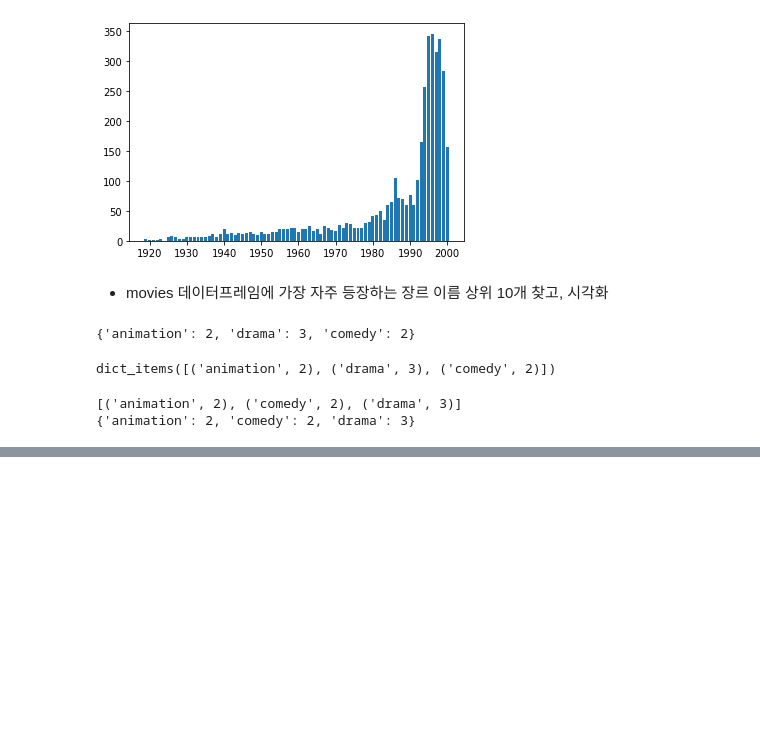
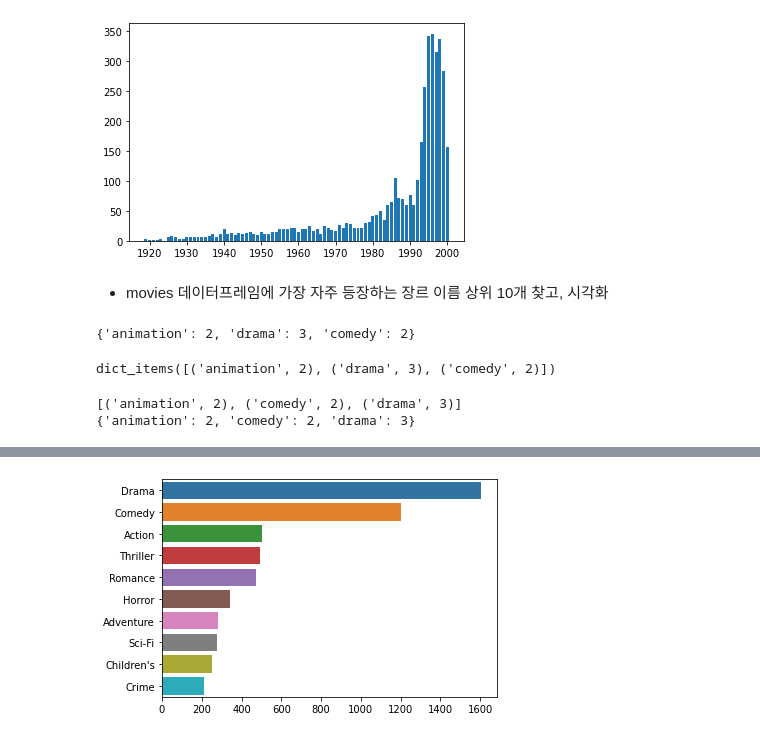
Before and after one commit to JakeOh/202105_itw_bd26, a Jupyter notebook: lab_da/da10_str.ipynb, the cells around one changed output, grey strips where cells are left out. Drawn from its saved outputs; the diff is of its cells as text; code cells hidden in the pictures; blank space fills up the shorter version.

```diff
--- a/lab_da/da10_str.ipynb
+++ b/lab_da/da10_str.ipynb
@@ -275,0 +284,6 @@ print(result2)
+# %%
+genres = []  # 개별 영화 장르를 저장할 리스트
+for s in movies.genres:
+    genres.extend(s.split('|'))
+
+len(genres)
@@ -275,0 +305,3 @@ print(result2)
+# %%
+genre_counts = pd.value_counts(genres)
+genre_counts  # value_counts 함수는 값들의 내림차순으로 정렬된 Series를 리턴.
@@ -275,0 +328,3 @@ print(result2)
+# %%
+top10 = genre_counts.head(n=10)  # genre_counts.iloc[:10]
+top10
@@ -275,0 +343,5 @@ print(result2)
+# %%
+sns.barplot(x=top10.values, y=top10.index)
+plt.show()
+# %% [output]
+[figure, added]
```
Also changed, not shown: parts of 5 cells of this notebook.
